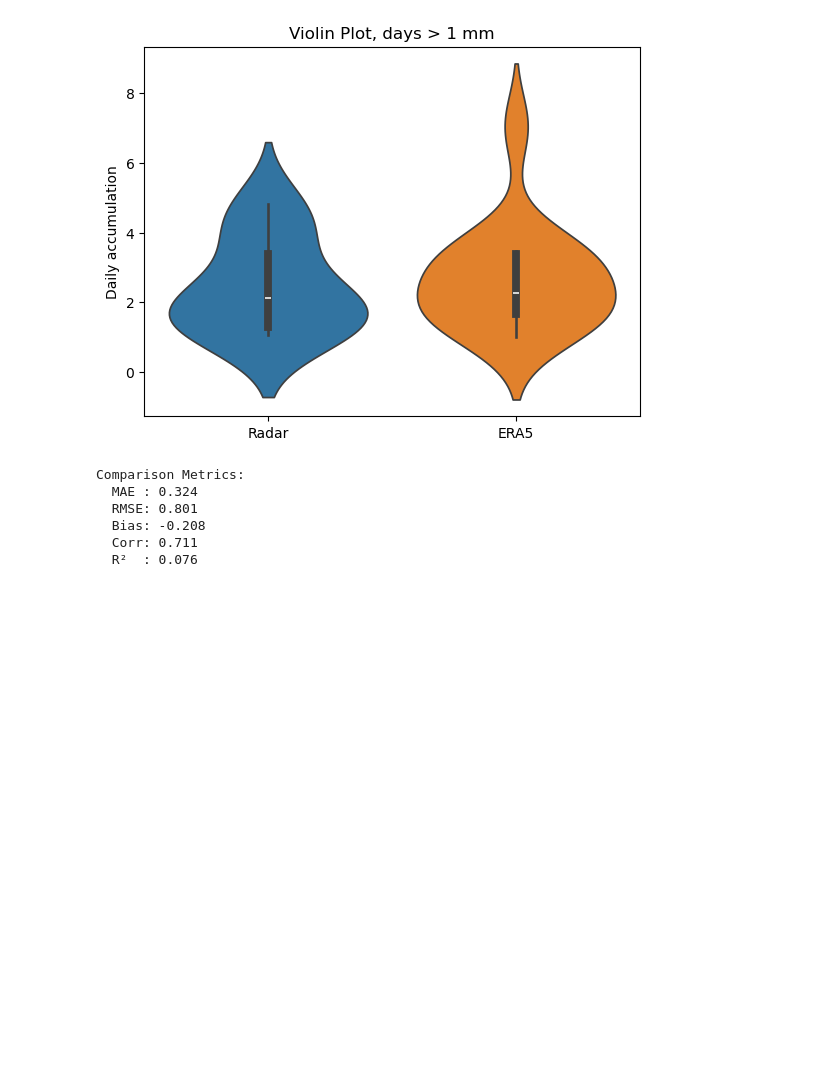
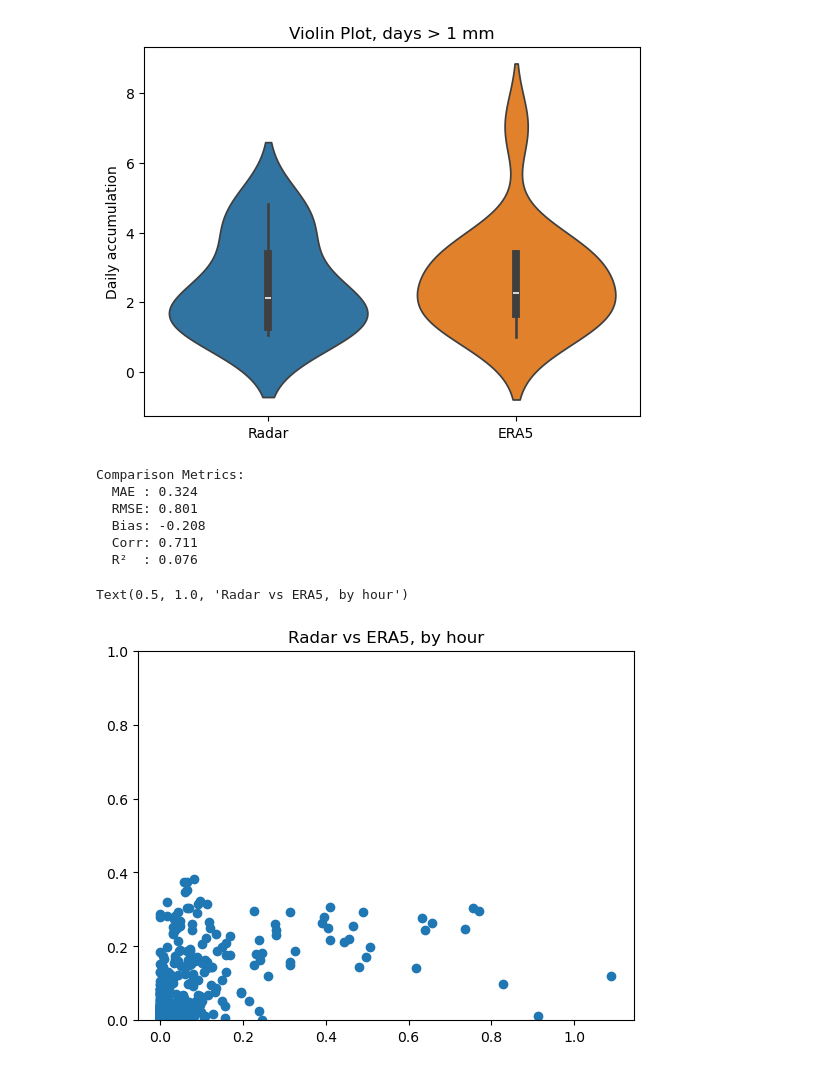
Before and after one commit to Troll-Observing-Network/neumayer-snowfall, a Jupyter notebook: TrollMarchAccum.ipynb, the cells around one changed output. Drawn from its saved outputs; the diff is of its cells as text; code cells hidden in the pictures; blank space fills up the shorter version.

```diff
--- a/TrollMarchAccum.ipynb
+++ b/TrollMarchAccum.ipynb
@@ -522,3 +523,50 @@ Comparison Metrics:
   Bias: -0.208
   Corr: 0.711
   R²  : 0.076
+# %%
+start_time = datetime(2025, 3, 1, 0, 0, 0)
+end_time = datetime(2025, 6, 1, 0, 0, 0)
+
+# Initialize array for 48 hours
+radar_fullhour_array = np.full(2208, np.nan)
+# Create index mapping: {timestamp -> array index}
+target_hours = [start_time + timedelta(hours=i) for i in range(2208)]
+hour_index_map = {ts: i for i, ts in enumerate(target_hours)}
+
+for file in file_list:
+    dset = nc.Dataset(file)
+
+    dbz = np.array(dset.variables['Zh'][:, 0])
+    dbz[dbz > 1000] = np.nan
+    z = 10 ** (dbz / 10)
+
+    a = 18
+    b = 1.1
+    precip = (z / a) ** (1 / b)
+
+    basename = os.path.basename(file)
+    date_str = basename.split('_')[0]
+    base_time = datetime.strptime(date_str, '%Y%m%d')
+
+    # Extract time (hours since midnight)
+    time_var = dset.variables['time'][:]  # in hours
+    timestamps = [base_time + timedelta(hours=float(t)) for t in time_var]
+
+    df = pd.DataFrame({'precip': precip}, index=pd.to_datetime(timestamps))
+    df = df.sort_index()
+    df['hour'] = df.index.floor('H')
+
+    for hour, group in df.groupby('hour'):
+        if start_time <= hour < end_time:
+            ts = group.index.to_numpy()
+            pr = group['precip'].to_numpy()
+            accum = compute_hourly_accumulation(ts, pr, hour)
+            idx = hour_index_map[hour]
+            radar_fullhour_array[idx] = accum
+# %%
+plt.scatter(radar_fullhour_array, minMod[:2208])
+plt.ylim(0, 1)
+plt.title("Radar vs ERA5, by hour")
+# %% [output]
+Text(0.5, 1.0, 'Radar vs ERA5, by hour')
+[figure, added]
```
Also changed, not shown: parts of 1 cell of this notebook.
